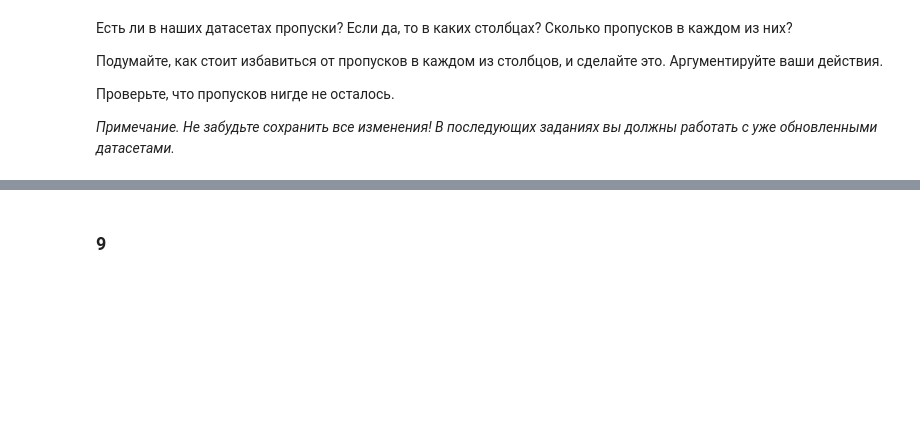
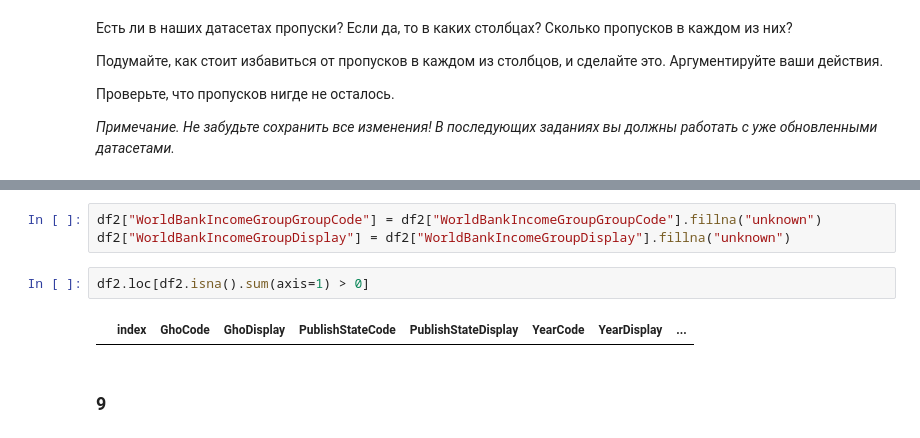
Before and after one commit to wrapper228/ml_hse, a Jupyter notebook: hw1/HW 1 - Numpy. Pandas.ipynb, the cells around one changed output, grey strips where cells are left out. Saved outputs shown, nothing was run; the diff lists cells and outputs as text; blank space fills up the shorter version.

```diff
--- a/hw1/HW 1 - Numpy. Pandas.ipynb
+++ b/hw1/HW 1 - Numpy. Pandas.ipynb
@@ -684,3 +746,10 @@ result
+# %%
+df2["WorldBankIncomeGroupGroupCode"] = df2["WorldBankIncomeGroupGroupCode"].fillna("unknown")
+df2["WorldBankIncomeGroupDisplay"] = df2["WorldBankIncomeGroupDisplay"].fillna("unknown")
+# %%
+df2.loc[df2.isna().sum(axis=1) > 0]
+# %% [output]
+|  | index | GhoCode | GhoDisplay | PublishStateCode | PublishStateDisplay | YearCode | YearDisplay | ... |
 # %% [markdown]
 ### 9
 # %% [markdown]
```
Also changed, not shown: parts of 28 cells of this notebook.
